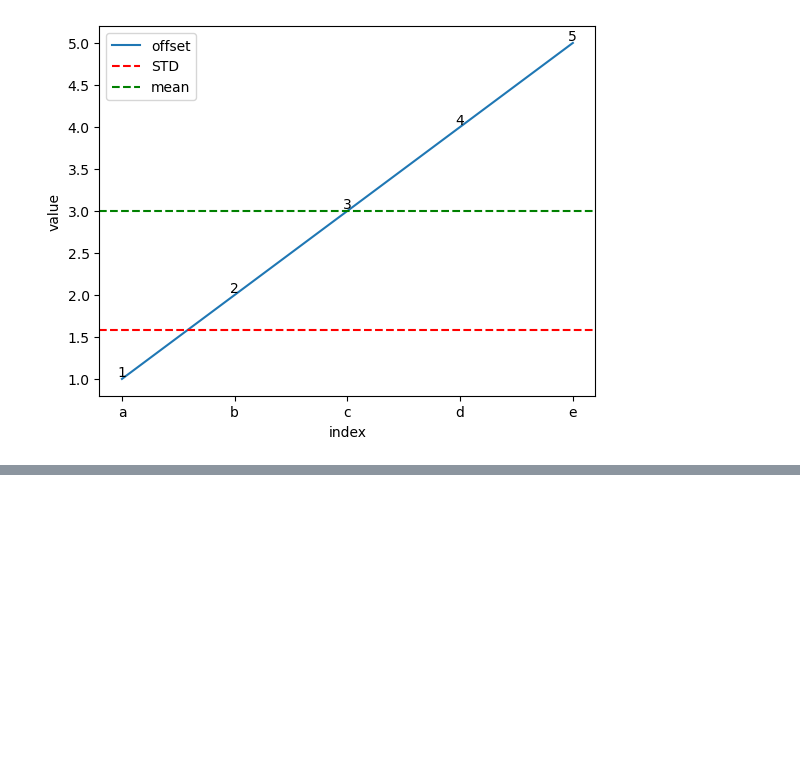
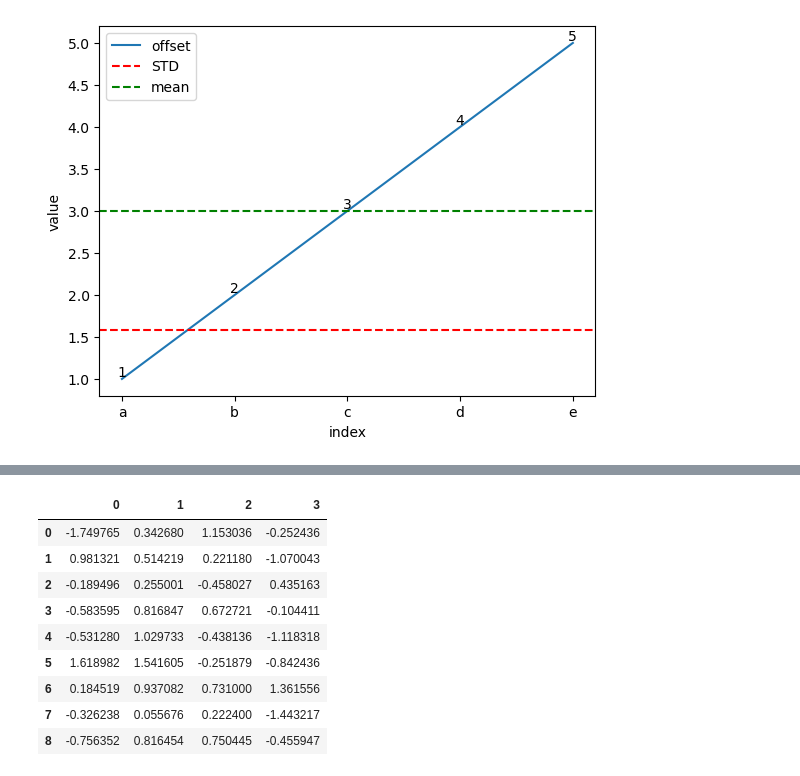
Before and after one commit to LINSANITY03/Finance_learning, a Jupyter notebook: pandas_eg/dataframe_class.ipynb, the cells around one changed output, grey strips where cells are left out. Drawn from its saved outputs; the diff is of its cells as text; code cells hidden in the pictures; blank space fills up the shorter version.

Commit message:
common dataframe operations

```diff
--- a/pandas_eg/dataframe_class.ipynb
+++ b/pandas_eg/dataframe_class.ipynb
@@ -88,0 +91,6 @@ plt.show()
+# %%
+import numpy as np
+
+np.random.seed(100)
+a = np.random.standard_normal((9, 4))
+a
@@ -88,0 +107,14 @@ plt.show()
+# %%
+df = pd.DataFrame(a)
+df
+# %% [output]
+|  | 0 | 1 | 2 | 3 |
+| 0 | -1.749765 | 0.342680 | 1.153036 | -0.252436 |
+| 1 | 0.981321 | 0.514219 | 0.221180 | -1.070043 |
+| 2 | -0.189496 | 0.255001 | -0.458027 | 0.435163 |
+| 3 | -0.583595 | 0.816847 | 0.672721 | -0.104411 |
+| 4 | -0.531280 | 1.029733 | -0.438136 | -1.118318 |
+| 5 | 1.618982 | 1.541605 | -0.251879 | -0.842436 |
+| 6 | 0.184519 | 0.937082 | 0.731000 | 1.361556 |
+| 7 | -0.326238 | 0.055676 | 0.222400 | -1.443217 |
+| 8 | -0.756352 | 0.816454 | 0.750445 | -0.455947 |
```
Also changed, not shown: parts of 13 cells of this notebook.
